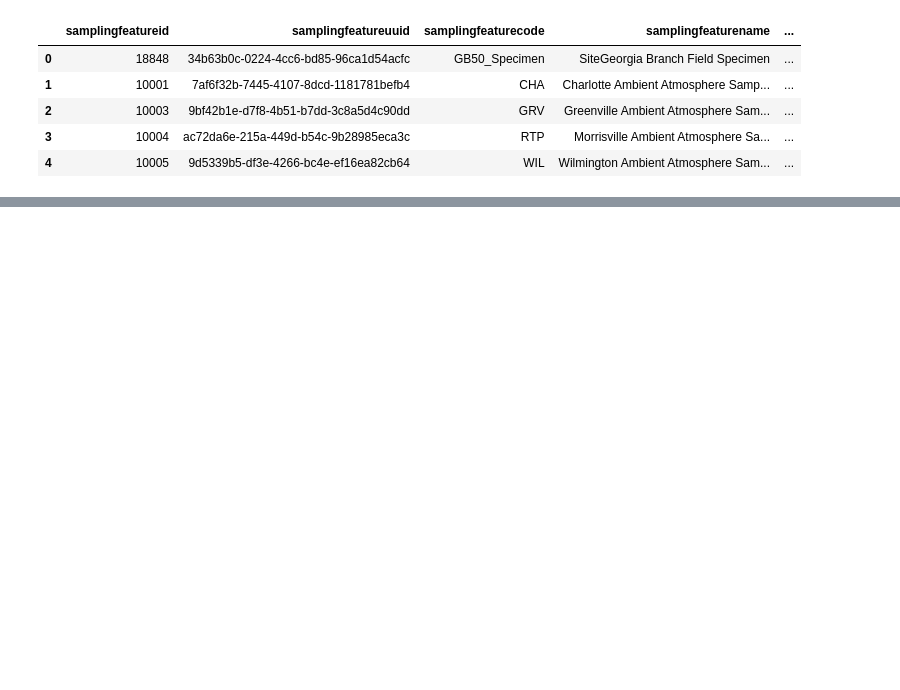
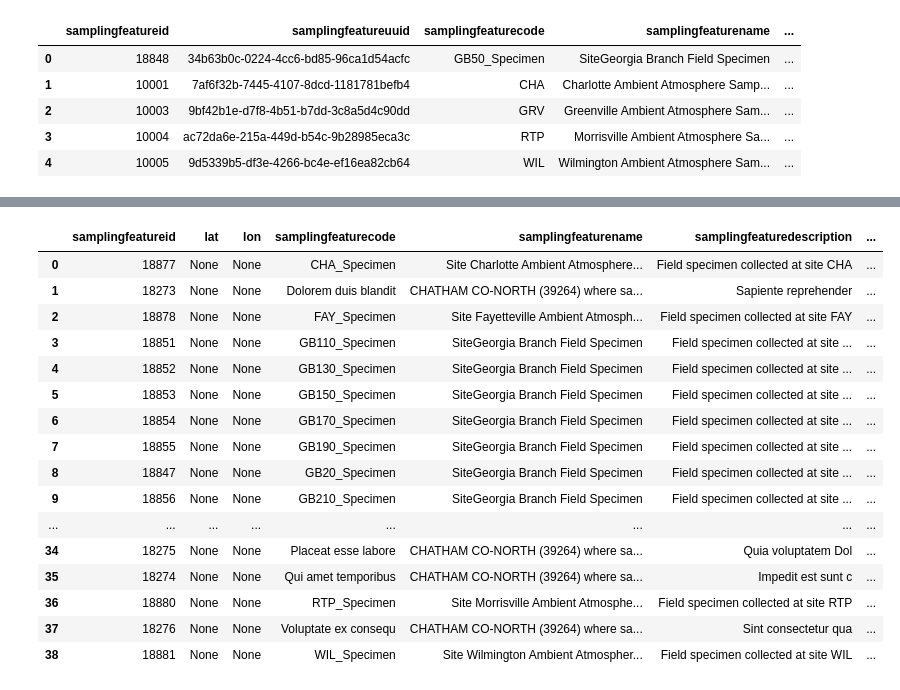
Before and after one commit to jmpmcmanus/ncpfast-ingest, a Jupyter notebook: getSampleFeatures.ipynb, the cells around one changed output, grey strips where cells are left out. Drawn from its saved outputs; the diff is of its cells as text; code cells hidden in the pictures; blank space fills up the shorter version.

```diff
--- a/getSampleFeatures.ipynb
+++ b/getSampleFeatures.ipynb
@@ -94 +101,60 @@ df.head()
+# %%
+def getSamplingSpecimenData():
+    try:
+        conn = psycopg2.connect("dbname='ncpfast_dev' user='django_dev' host='ncpfast-db.edc.renci.org' port='5432'")
+        cur = conn.cursor()
+
+        cur.execute("""SELECT s.samplingfeatureid, ST_y(ST_AsText(f.featuregeometry)) AS lat,
+                       ST_x(St_AsText(f.featuregeometry)) AS lon, f.samplingfeaturecode, f.samplingfeaturename,
+                       f.samplingfeaturedescription, f.samplingfeaturegeotypecv,
+                       s.isfieldspecimen,s.specimenmediumcv,s.specimentypecv
+                       FROM specimens s INNER JOIN sampling_features f
+                       ON s.samplingfeatureid = f.samplingfeatureid
+                       ORDER BY f.samplingfeaturecode""")
+                       #WHERE f.samplingfeaturecode LIKE 'CHA%'""")
+        rows = cur.fetchall()
+        #WHERE f.samplingfeaturecode LIKE 'GB%' OR f.samplingfeaturecode LIKE 'MC%'
+
+        df = pd.DataFrame(columns = ['samplingfeatureid', 'lat', 'lon', 'samplingfeaturecode',
+                                     'samplingfeaturename','samplingfeaturedescription',
+                                     'samplingfeaturegeotypecv', 'isfieldspecimen', 'specimenmediumcv',
+                                     'specimentypecv'])
+
+        for row in rows:
+            df = df.append({'samplingfeatureid': row[0], 'lat': row[1], 'lon': row[2],
+                            'samplingfeaturecode': row[3], 'samplingfeaturename': row[4],
+                            'samplingfeaturedescription': row[5], 'samplingfeaturegeotypecv': row[6],
+                            'isfieldspecimen': row[7], 'specimenmediumcv': row[9],
+                            'specimentypecv': row[9]}, ignore_index = True)
+
+        return df
+
+    except (Exception, psycopg2.DatabaseError) as error:
+        print(error)
+    finally:
+        if cur is not None:
+            cur.close()
+        if conn is not None:
+            conn.close()
+# %%
+df = getSamplingSpecimenData()
+df
+# %% [output]
+|  | samplingfeatureid | lat | lon | samplingfeaturecode | samplingfeaturename | samplingfeaturedescription | ... |
+| 0 | 18877 | None | None | CHA_Specimen | Site Charlotte Ambient Atmosphere... | Field specimen collected at site CHA | ... |
+| 1 | 18273 | None | None | Dolorem duis blandit | CHATHAM CO-NORTH (39264) where sa... | Sapiente reprehender | ... |
+| 2 | 18878 | None | None | FAY_Specimen | Site Fayetteville Ambient Atmosph... | Field specimen collected at site FAY | ... |
+| 3 | 18851 | None | None | GB110_Specimen | SiteGeorgia Branch Field Specimen | Field specimen collected at site ... | ... |
+| 4 | 18852 | None | None | GB130_Specimen | SiteGeorgia Branch Field Specimen | Field specimen collected at site ... | ... |
+| 5 | 18853 | None | None | GB150_Specimen | SiteGeorgia Branch Field Specimen | Field specimen collected at site ... | ... |
+| 6 | 18854 | None | None | GB170_Specimen | SiteGeorgia Branch Field Specimen | Field specimen collected at site ... | ... |
+| 7 | 18855 | None | None | GB190_Specimen | SiteGeorgia Branch Field Specimen | Field specimen collected at site ... | ... |
+| 8 | 18847 | None | None | GB20_Specimen | SiteGeorgia Branch Field Specimen | Field specimen collected at site ... | ... |
+| 9 | 18856 | None | None | GB210_Specimen | SiteGeorgia Branch Field Specimen | Field specimen collected at site ... | ... |
+| ... | ... | ... | ... | ... | ... | ... | ... |
+| 34 | 18275 | None | None | Placeat esse labore | CHATHAM CO-NORTH (39264) where sa... | Quia voluptatem Dol | ... |
+| 35 | 18274 | None | None | Qui amet temporibus | CHATHAM CO-NORTH (39264) where sa... | Impedit est sunt c | ... |
+| 36 | 18880 | None | None | RTP_Specimen | Site Morrisville Ambient Atmosphe... | Field specimen collected at site RTP | ... |
+| 37 | 18276 | None | None | Voluptate ex consequ | CHATHAM CO-NORTH (39264) where sa... | Sint consectetur qua | ... |
+| 38 | 18881 | None | None | WIL_Specimen | Site Wilmington Ambient Atmospher... | Field specimen collected at site WIL | ... |
 # %%
```
Also changed, not shown: parts of 12 cells of this notebook, 9 other files.
